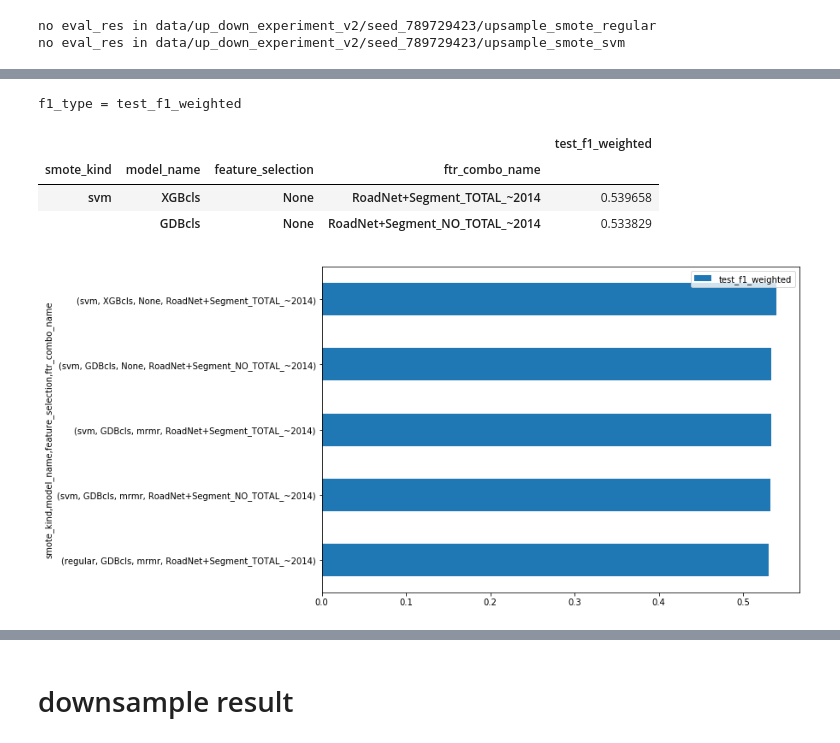
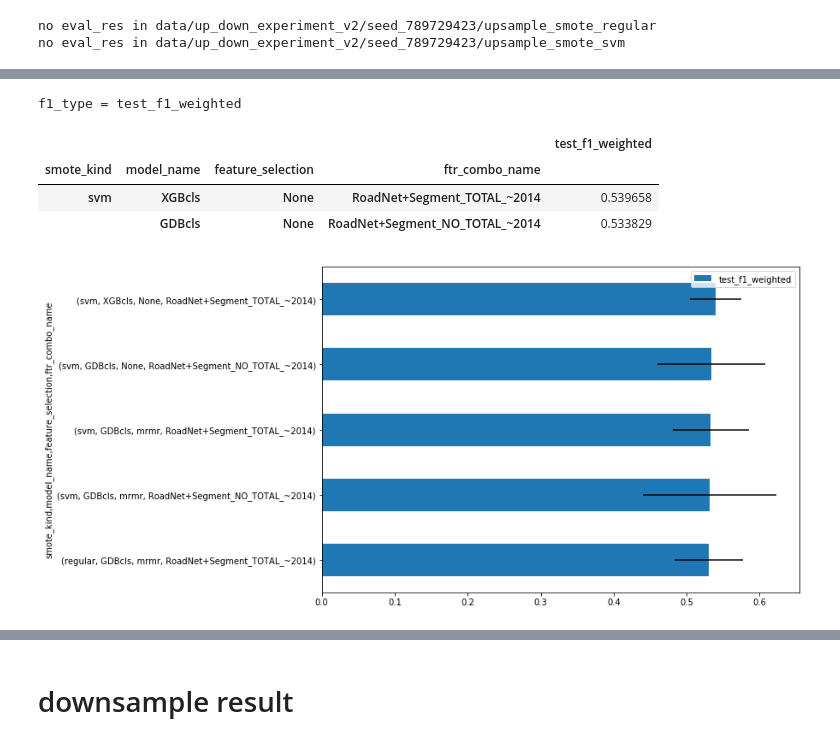
Before and after one commit to JHWu92/cysf_pred, a Jupyter notebook: report EXP3 v2.ipynb, the cells around one changed output, grey strips where cells are left out. Saved outputs shown, nothing was run; the diff lists cells and outputs as text; code cells hidden in the pictures.

```diff
--- a/report EXP3 v2.ipynb
+++ b/report EXP3 v2.ipynb
@@ -77,16 +58,16 @@ up_stds = up_eval_res.groupby(keys).std()[f1_choices]
 # %%
 f1_type = f1_choices[0]
 print('f1_type =', f1_type)
 
 up_means_to_plot = up_means[[f1_type]].sort_values(f1_type, ascending=True)
 up_stds_to_plot = up_stds[[f1_type]]
 
-up_means_to_plot.iloc[-5:].plot(kind='barh', figsize=(10,7), xerr=stds_to_plot)
+up_means_to_plot.iloc[-5:].plot(kind='barh', figsize=(10,7), xerr=up_stds_to_plot)
 up_means_to_plot.iloc[:-3:-1,:]
 # %% [output]
 f1_type = test_f1_weighted
 |  |  |  |  | test_f1_weighted |
 | smote_kind | model_name | feature_selection | ftr_combo_name |  |
 | svm | XGBcls | None | RoadNet+Segment_TOTAL_~2014 | 0.539658 |
 |  | GDBcls | None | RoadNet+Segment_NO_TOTAL_~2014 | 0.533829 |
-[figure, old version]
+[figure, new version]
```
Also changed, not shown: parts of 5 cells of this notebook, 9 other files.
